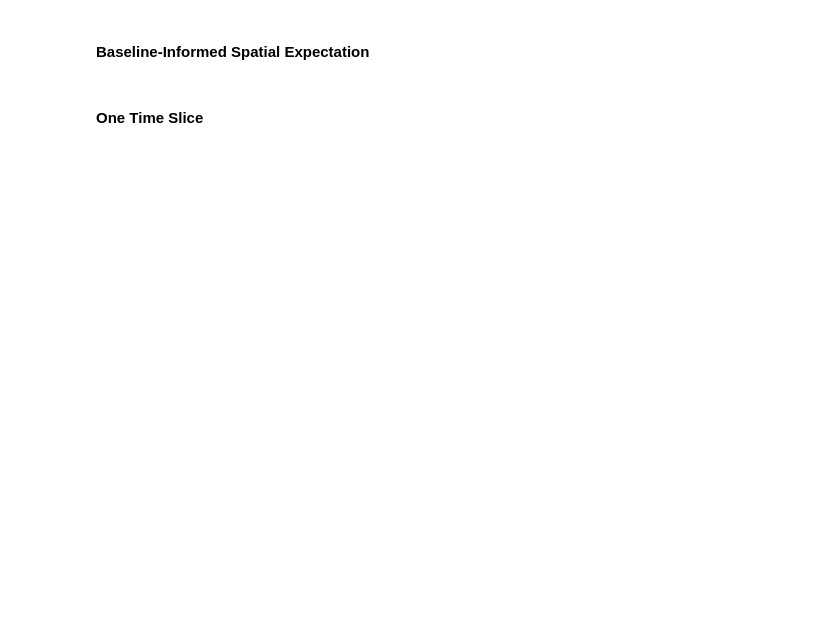
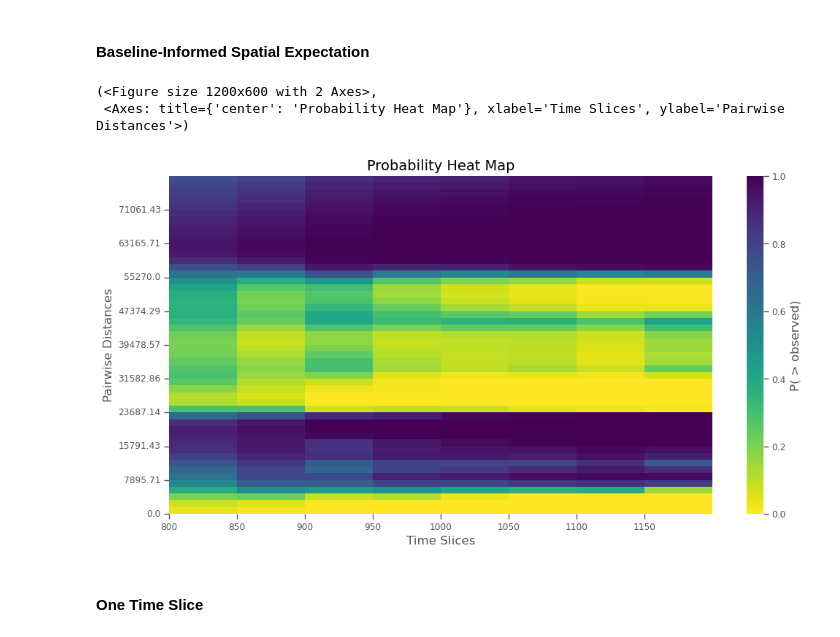
Before and after one commit to wccarleton/angkorclusters, a Jupyter notebook: Src/analysis.ipynb, the cells around one changed output. Drawn from its saved outputs; the diff is of its cells as text; code cells hidden in the pictures; blank space fills up the shorter version.

```diff
--- a/Src/analysis.ipynb
+++ b/Src/analysis.ipynb
@@ -210,27 +253,32 @@ pdiff_heatmap(p_diff_array,
 # %%
 # Get MC iterations for incorporating chronological uncertainty with BISE
 bise_simulations = clustering.mc_samples(points,
                                          time_slices,
                                          num_iterations=num_iterations,
                                          null_model=clustering.bise)
 
 # Calulate the pairwise distances for the LISE sample
 bise_pairwise_density, bise_support = clustering.temporal_pairwise(bise_simulations,
                                                                  time_slices,
                                                                  bw = pair_bw,
                                                                  use_kde = use_kde,
                                                                  kde_sample_n=kde_sample_n,
                                                                  max_distance = max_distance,
                                                                  kde_custom=kde_custom)
 
 # Calculate the p-values for density differences between the observed points and
 # the simulated CSR baseline per distance and temporal slice
 p_diff_array, diff_array = clustering.p_diff(pairwise_density, bise_pairwise_density)
 
 # Plot the heatmap of probabilities
 pdiff_heatmap(p_diff_array,
               time_slices,
-              bise_support)
+              bise_support,
+              save = "../Output/dpdd_hm_angkor.png")
+# %% [output]
+(<Figure size 1200x600 with 2 Axes>,
+ <Axes: title={'center': 'Probability Heat Map'}, xlabel='Time Slices', ylabel='Pairwise Distances'>)
+[figure, added]
 # %% [markdown]
 #### One Time Slice
 # %%
```
Also changed, not shown: parts of 38 cells of this notebook, 19 other files.
